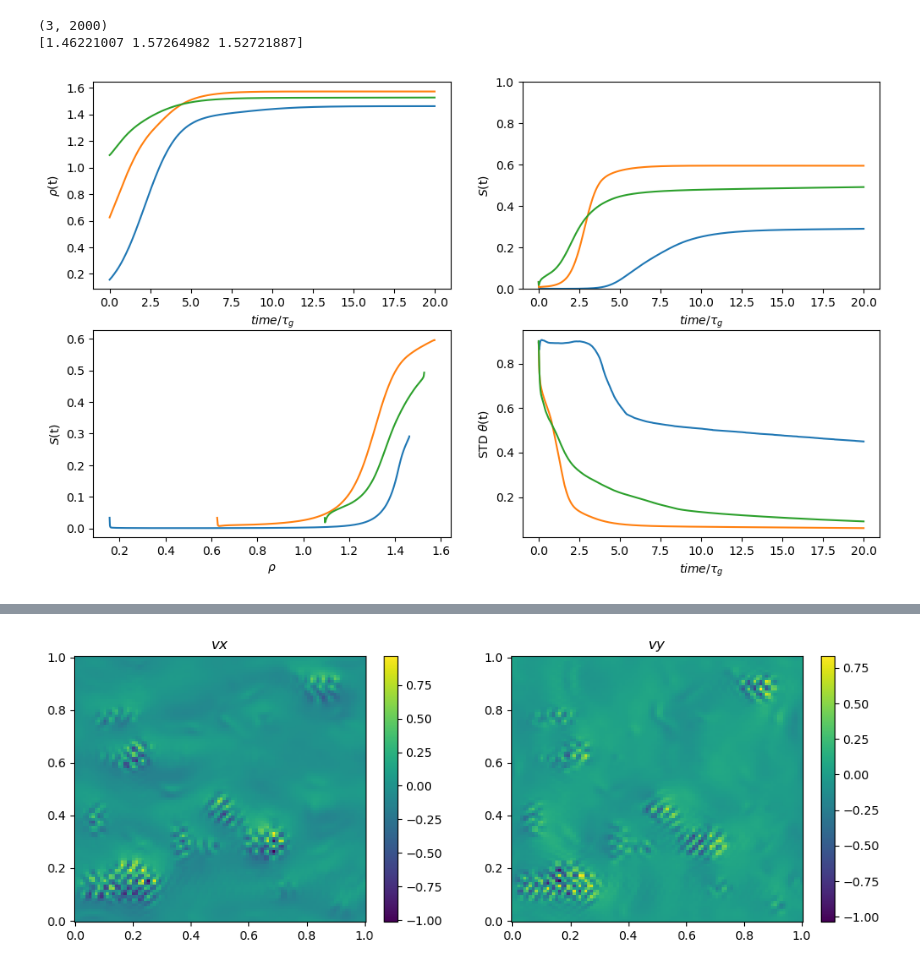
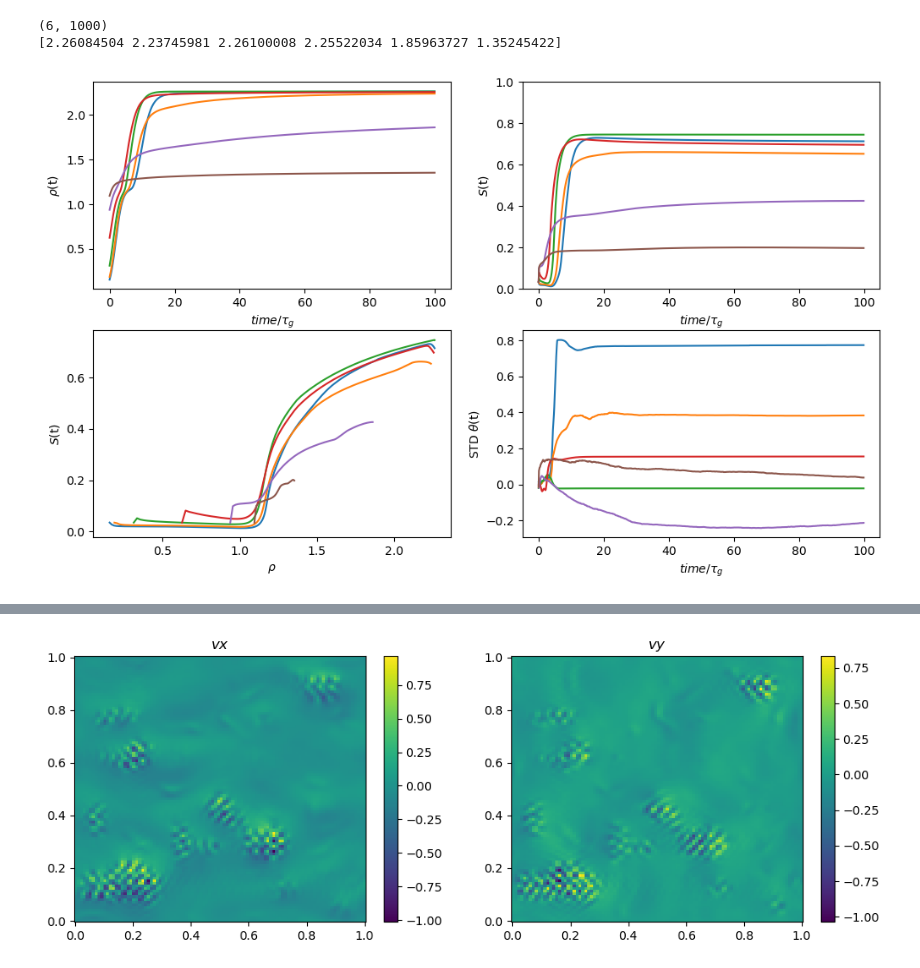
Before and after one commit to toshi-physics/myPSS-friction, a Jupyter notebook: analysis/model_Q_v_rho_heaviside/compare_rhoseed_model_Q_v_rho_heaviside.ipynb, the cells around one changed output, grey strips where cells are left out. Drawn from its saved outputs; the diff is of its cells as text; code cells hidden in the pictures.

```diff
--- a/analysis/model_Q_v_rho_heaviside/compare_rhoseed_model_Q_v_rho_heaviside.ipynb
+++ b/analysis/model_Q_v_rho_heaviside/compare_rhoseed_model_Q_v_rho_heaviside.ipynb
@@ -3,17 +3,20 @@ import numpy as np
 from matplotlib import pyplot as plt
 import json, os
 # %%
-run = 1
-Gamma0 = 50.00
-rhoseeds = np.array([0.5, 2.0, 3.5]) #0.9#0.16
+run = 0
+Gamma0 = 200.00
+rhoseeds = np.array([0.5, 0.6, 1.0, 2.0, 3.0, 3.5]) #0.9#0.16
 rgamma=2.0
 
 p0 = 1
-alpha = 1.5
+alpha = 0.1
 D = 1
-chi = 0
+chi = 5
 
-pdir = '../../data/model_Q_v_rho_heaviside_alpharho/gamma0_{:1.1f}_rhoseed_{}_rgamma_{:1.1f}/p0_{:1.2f}_alpha_{:1.2f}_D_{:1.2f}_chi_{:1.2f}/run_{:d}/'.format(Gamma0, rhoseeds[0], rgamma, p0, alpha, D, chi, run)
+ddir = '/new_drho_data'#'/new_drho_uniform_data'
+model = '/model_Q_v_rho_h2' #'/model_Q_v_rho_h2_uniform'
+
+pdir = '../../'+ddir+model+'/gamma0_{:1.1f}_rhoseed_{}_rgamma_{:1.1f}/p0_{:1.2f}_alpha_{:1.2f}_D_{:1.2f}_chi_{:1.2f}/run_{:d}/'.format(Gamma0, rhoseeds[0], rgamma, p0, alpha, D, chi, run)
 
 datadir = pdir+'data/'
 
@@ -46,23 +49,24 @@ times = np.arange(0, n_dump, 1)*dt_dump
 # %%
 Rho = np.zeros((len(rhoseeds), len(times)))
 Ssum = np.zeros((len(rhoseeds), len(times)))
 stdtheta =np.zeros((len(rhoseeds), len(times)))
 meantheta = np.zeros((len(rhoseeds), len(times)))
 for i in np.arange(len(rhoseeds)):
-    pdir = '../../data/model_Q_v_rho_heaviside/gamma0_{:1.1f}_rhoseed_{}_rgamma_{:1.1f}/p0_{:1.2f}_alpha_{:1.2f}_D_{:1.2f}_chi_{:1.2f}/run_{:d}/'.format(Gamma0, rhoseeds[i], rgamma, p0, alpha, D, chi, run)
+    pdir = '../../'+ddir+model+'/gamma0_{:1.1f}_rhoseed_{}_rgamma_{:1.1f}/p0_{:1.2f}_alpha_{:1.2f}_D_{:1.2f}_chi_{:1.2f}/run_{:d}/'.format(Gamma0, rhoseeds[i], rgamma, p0, alpha, D, chi, run)
     Rho[i] = np.loadtxt(pdir+'/processed_data/meanrho.csv', delimiter=',')
     Ssum[i]= np.loadtxt(pdir+'/processed_data/meanS.csv', delimiter=',')
     stdtheta[i] = np.loadtxt(pdir+'/processed_data/stdtheta.csv', delimiter=',')
     meantheta[i] = np.loadtxt(pdir+'/processed_data/meantheta.csv', delimiter=',')
 fig, ax = plt.subplots(figsize=(12,7), ncols=2, nrows=2)
 ax[0,0].plot(times, Rho.T); ax[0,0].set_xlabel(r'$time/\tau_g$'); ax[0,0].set_ylabel(r'$\rho$(t)');
 ax[0,1].plot(times, Ssum.T); ax[0,1].set_xlabel(r'$time/\tau_g$'); ax[0,1].set_ylabel(r'$S$(t)');
 ax[0,1].set_ylim(0,1);
 ax[1,0].plot(Rho.T, Ssum.T); ax[1,0].set_xlabel(r'$\rho$'); ax[1,0].set_ylabel(r'$S$(t)');
 print(np.shape(stdtheta))
-ax[1,1].plot(times, stdtheta.T); ax[1,1].set_xlabel(r'$time/\tau_g$'); ax[1,1].set_ylabel(r'STD $\theta$(t)');
+ax[1,1].plot(times, meantheta.T); ax[1,1].set_xlabel(r'$time/\tau_g$'); ax[1,1].set_ylabel(r' mean $\theta$(t)');
 print(Rho[:,-1])
+#plt.savefig('../../Figures/Gamma0inv_200__alpha_0.1_drho_new_various_rhoseeds.svg')
 # %% [output]
-(3, 2000)
-[1.46221007 1.57264982 1.52721887]
+(6, 1000)
+[2.26084504 2.23745981 2.26100008 2.25522034 1.85963727 1.35245422]
-[figure, old version]
+[figure, new version]
```
Also changed, not shown: parts of 1 cell of this notebook, 24 other files.
